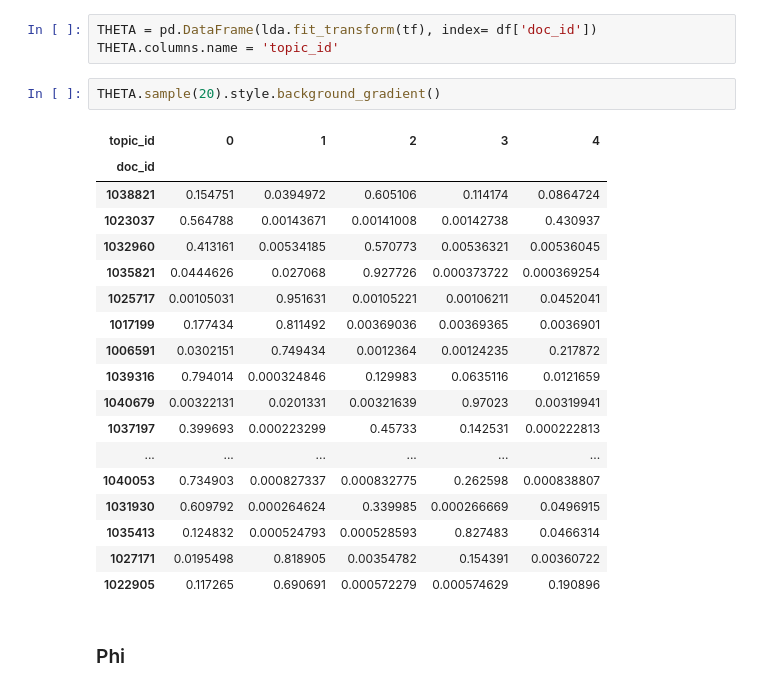
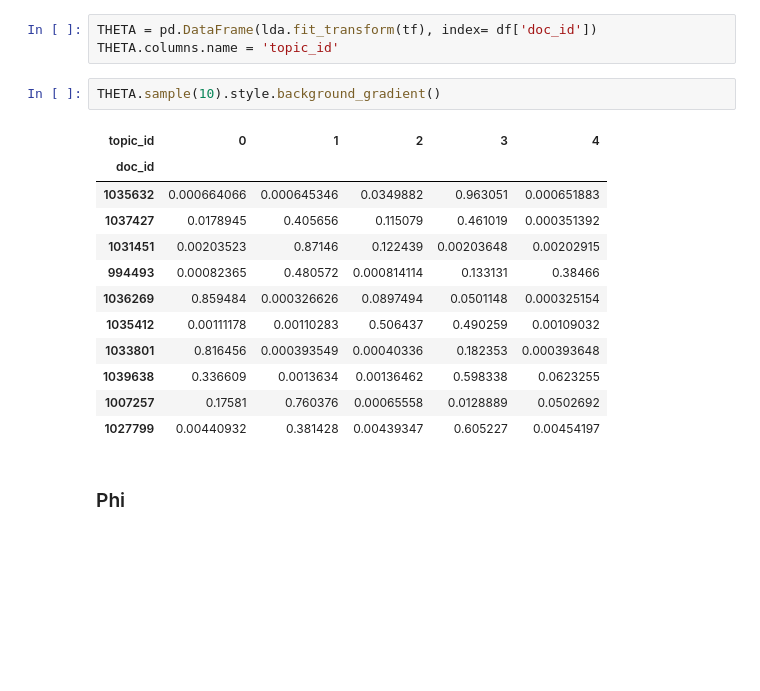
Before and after one commit to elletsai/covid19-text-analysis, a Jupyter notebook: Topic_Modeling.ipynb, the cells around one changed output. Drawn from its saved outputs; the diff is of its cells as text; blank space fills up the shorter version.

```diff
--- a/Topic_Modeling.ipynb
+++ b/Topic_Modeling.ipynb
@@ -57,26 +59,20 @@ lda = LDA(n_components=5, max_iter=600, learning_offset=50., random_state=0)
 THETA = pd.DataFrame(lda.fit_transform(tf), index= df['doc_id'])
 THETA.columns.name = 'topic_id'
 # %%
-THETA.sample(20).style.background_gradient()
+THETA.sample(10).style.background_gradient()
 # %% [output]
 | topic_id | 0 | 1 | 2 | 3 | 4 |
 | doc_id |  |  |  |  |  |
-| 1038821 | 0.154751 | 0.0394972 | 0.605106 | 0.114174 | 0.0864724 |
-| 1023037 | 0.564788 | 0.00143671 | 0.00141008 | 0.00142738 | 0.430937 |
-| 1032960 | 0.413161 | 0.00534185 | 0.570773 | 0.00536321 | 0.00536045 |
-| 1035821 | 0.0444626 | 0.027068 | 0.927726 | 0.000373722 | 0.000369254 |
-| 1025717 | 0.00105031 | 0.951631 | 0.00105221 | 0.00106211 | 0.0452041 |
-| 1017199 | 0.177434 | 0.811492 | 0.00369036 | 0.00369365 | 0.0036901 |
-| 1006591 | 0.0302151 | 0.749434 | 0.0012364 | 0.00124235 | 0.217872 |
-| 1039316 | 0.794014 | 0.000324846 | 0.129983 | 0.0635116 | 0.0121659 |
-| 1040679 | 0.00322131 | 0.0201331 | 0.00321639 | 0.97023 | 0.00319941 |
-| 1037197 | 0.399693 | 0.000223299 | 0.45733 | 0.142531 | 0.000222813 |
-| ... | ... | ... | ... | ... | ... |
-| 1040053 | 0.734903 | 0.000827337 | 0.000832775 | 0.262598 | 0.000838807 |
-| 1031930 | 0.609792 | 0.000264624 | 0.339985 | 0.000266669 | 0.0496915 |
-| 1035413 | 0.124832 | 0.000524793 | 0.000528593 | 0.827483 | 0.0466314 |
-| 1027171 | 0.0195498 | 0.818905 | 0.00354782 | 0.154391 | 0.00360722 |
-| 1022905 | 0.117265 | 0.690691 | 0.000572279 | 0.000574629 | 0.190896 |
+| 1035632 | 0.000664066 | 0.000645346 | 0.0349882 | 0.963051 | 0.000651883 |
+| 1037427 | 0.0178945 | 0.405656 | 0.115079 | 0.461019 | 0.000351392 |
+| 1031451 | 0.00203523 | 0.87146 | 0.122439 | 0.00203648 | 0.00202915 |
+| 994493 | 0.00082365 | 0.480572 | 0.000814114 | 0.133131 | 0.38466 |
+| 1036269 | 0.859484 | 0.000326626 | 0.0897494 | 0.0501148 | 0.000325154 |
+| 1035412 | 0.00111178 | 0.00110283 | 0.506437 | 0.490259 | 0.00109032 |
+| 1033801 | 0.816456 | 0.000393549 | 0.00040336 | 0.182353 | 0.000393648 |
+| 1039638 | 0.336609 | 0.0013634 | 0.00136462 | 0.598338 | 0.0623255 |
+| 1007257 | 0.17581 | 0.760376 | 0.00065558 | 0.0128889 | 0.0502692 |
+| 1027799 | 0.00440932 | 0.381428 | 0.00439347 | 0.605227 | 0.00454197 |
 # %% [markdown]
 ### Phi
 # %%
```
Also changed, not shown: parts of 5 cells of this notebook, 1 other file.
